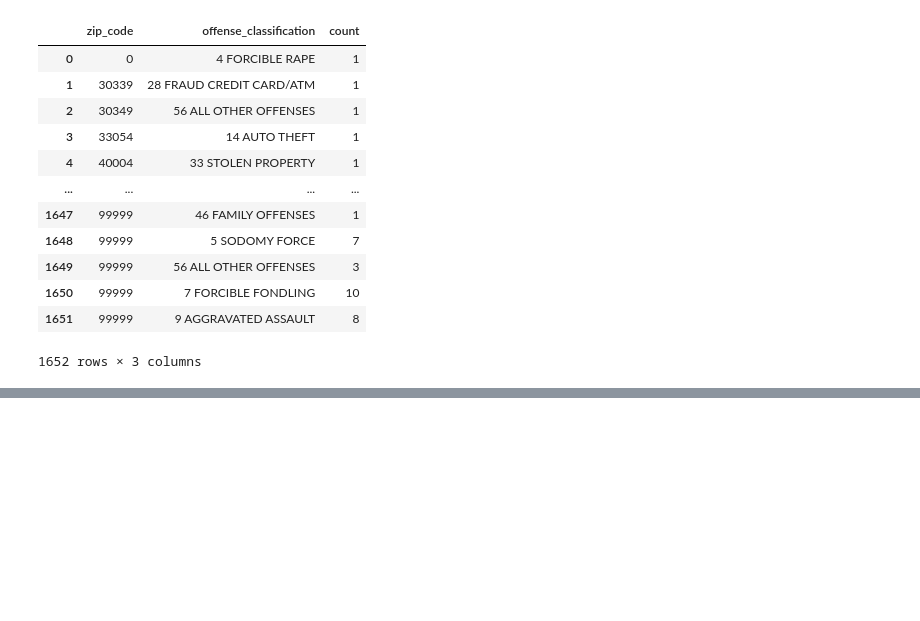
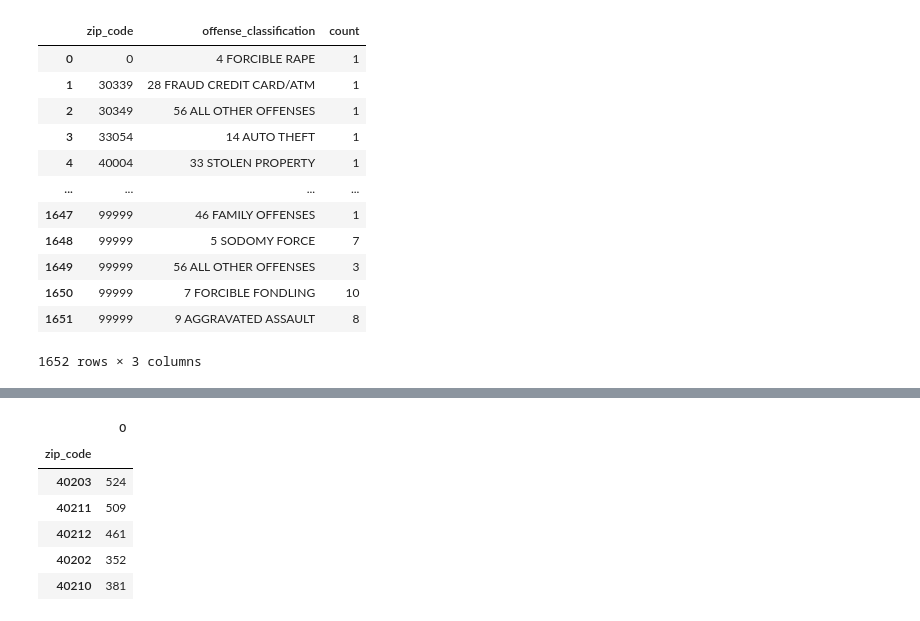
Before and after one commit to ZakM2000/Criminal_Analysis, a Jupyter notebook: Notebooks/LMPD_Crime_Analytics.ipynb, the cells around one changed output, grey strips where cells are left out. Saved outputs shown, nothing was run; the diff lists cells and outputs as text; code cells hidden in the pictures; blank space fills up the shorter version.

```diff
--- a/Notebooks/LMPD_Crime_Analytics.ipynb
+++ b/Notebooks/LMPD_Crime_Analytics.ipynb
@@ -1631,0 +1663,12 @@ KeyError: 'Column not found: LMPD'
+# %%
+Fight_Night_df = pd.DataFrame(Fight_Night)
+# %%
+Fight_Night_df.head()
+# %% [output]
+|  | 0 |
+| zip_code |  |
+| 40203 | 524 |
+| 40211 | 509 |
+| 40212 | 461 |
+| 40202 | 352 |
+| 40210 | 381 |
```
Also changed, not shown: parts of 21 cells of this notebook, 3 other files.
